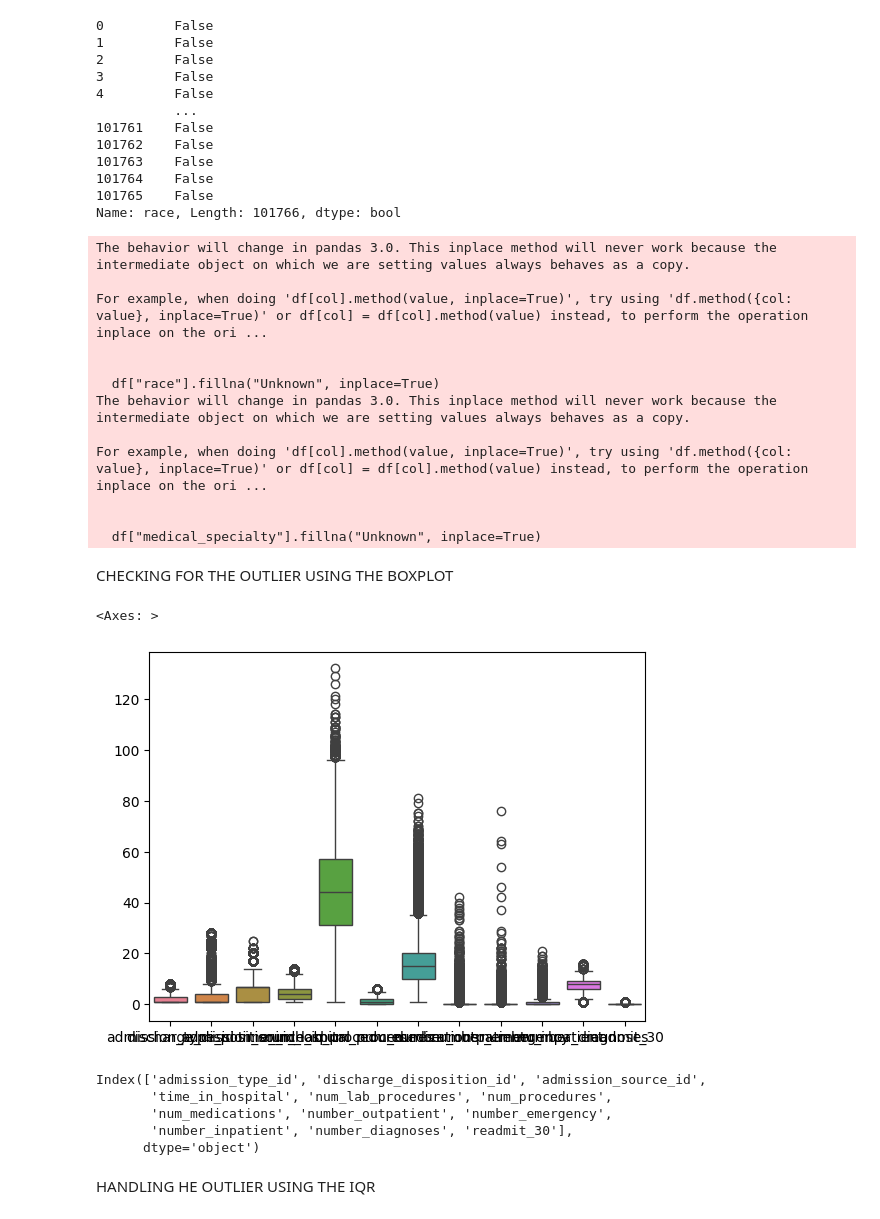
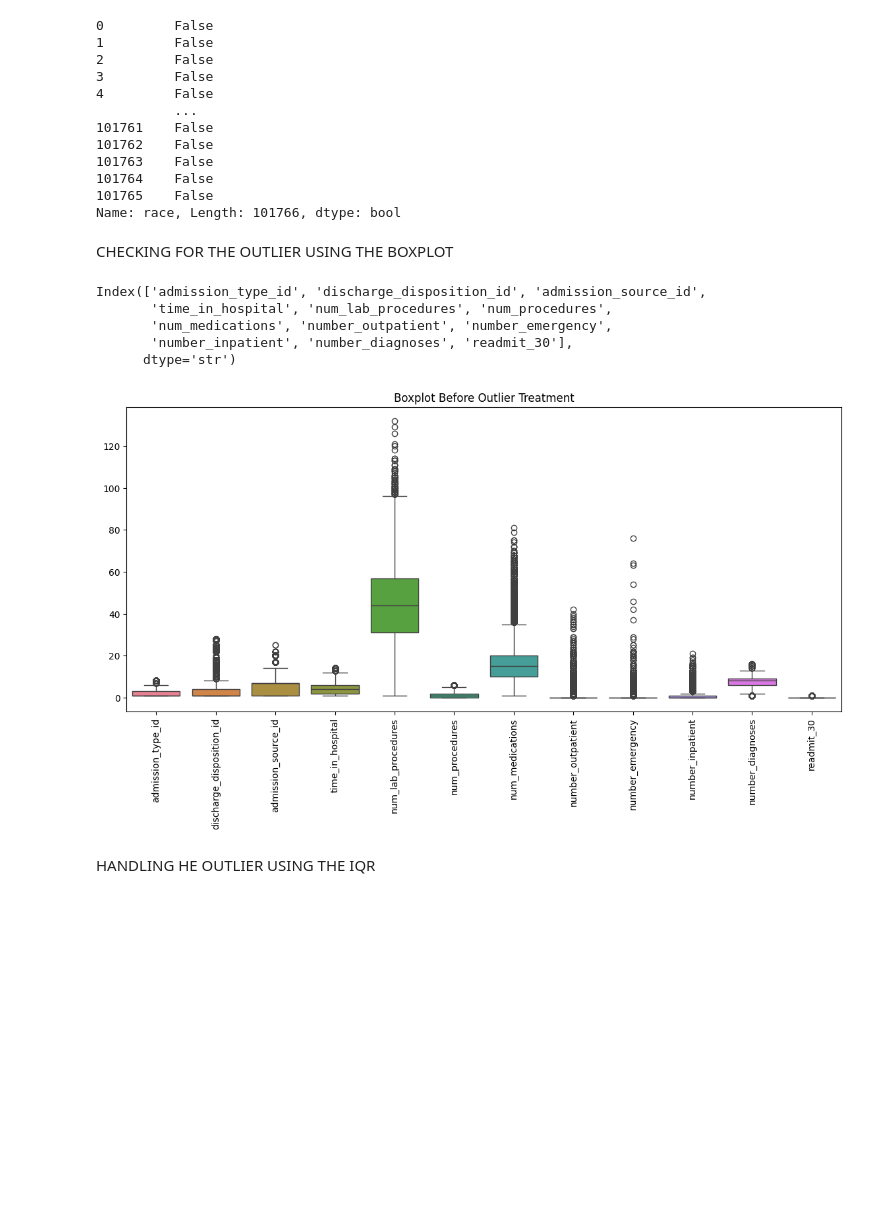
Before and after one commit to guru16-02/TEAM-17-24ADI204, a Jupyter notebook: dsv.ipynb, the cells around one changed output. Cells and saved outputs as stored; diff of their text form; code cells hidden in the pictures; blank space fills up the shorter version.

```diff
--- a/dsv.ipynb
+++ b/dsv.ipynb
@@ -81,5 +107,5 @@ df.replace('?',np.nan, inplace=True)
 # %%
-df.drop(columns=["weight", "payer_code"], inplace=True)
+df.drop(columns=["weight", "payer_code"], inplace=True, errors='ignore')
 # %%
 print(df.race)
 # %% [output]
@@ -111,44 +137,31 @@ df["race"].isnull()
 101765    False
 Name: race, Length: 101766, dtype: bool
 # %%
-df["race"].fillna("Unknown", inplace=True)
-df["medical_specialty"].fillna("Unknown", inplace=True)
+df["race"] = df["race"].fillna("Unknown")
+df["medical_specialty"] = df["medical_specialty"].fillna("Unknown")
-# %% [output]
-The behavior will change in pandas 3.0. This inplace method will never work because the intermediate object on which we are setting values always behaves as a copy.
-
-For example, when doing 'df[col].method(value, inplace=True)', try using 'df.method({col: value}, inplace=True)' or df[col] = df[col].method(value) instead, to perform the operation inplace on the ori ...
-
-
-  df["race"].fillna("Unknown", inplace=True)
-The behavior will change in pandas 3.0. This inplace method will never work because the intermediate object on which we are setting values always behaves as a copy.
-
-For example, when doing 'df[col].method(value, inplace=True)', try using 'df.method({col: value}, inplace=True)' or df[col] = df[col].method(value) instead, to perform the operation inplace on the ori ...
-
-
-  df["medical_specialty"].fillna("Unknown", inplace=True)
 # %%
 df.drop(columns=["encounter_id", "patient_nbr"], inplace=True)
 # %%
 
-df['readmit_30'] = df['readmitted'].apply(
-    lambda x: 1 if x == '<30' else 0
-)
+df["readmit_30"] = (df["readmitted"] == "<30").astype(int)
 # %% [markdown]
 CHECKING FOR THE OUTLIER USING THE BOXPLOT
 # %%
-sns.boxplot(data=df.select_dtypes(['int64','float']))
+num_cols = df.select_dtypes(include=["int64", "float64"]).columns
+print(num_cols)
+
+plt.figure(figsize=(14, 6))
+sns.boxplot(data=df[num_cols])
+plt.xticks(rotation=90)
+plt.title("Boxplot Before Outlier Treatment")
+plt.show()
 # %% [output]
-<Axes: >
+Index(['admission_type_id', 'discharge_disposition_id', 'admission_source_id',
+       'time_in_hospital', 'num_lab_procedures', 'num_procedures',
+       'num_medications', 'number_outpatient', 'number_emergency',
+       'number_inpatient', 'number_diagnoses', 'readmit_30'],
+      dtype='str')
-[figure, old version]
+[figure, new version]
-# %%
-num_cols = df.select_dtypes(include=["int64", "float64"]).columns
-num_cols
-# %% [output]
-Index(['admission_type_id', 'discharge_disposition_id', 'admission_source_id',
-       'time_in_hospital', 'num_lab_procedures', 'num_procedures',
-       'num_medications', 'number_outpatient', 'number_emergency',
-       'number_inpatient', 'number_diagnoses', 'readmit_30'],
-      dtype='object')
 # %% [markdown]
 HANDLING HE OUTLIER USING THE IQR
 # %%
```
Also changed, not shown: parts of 83 cells of this notebook.
